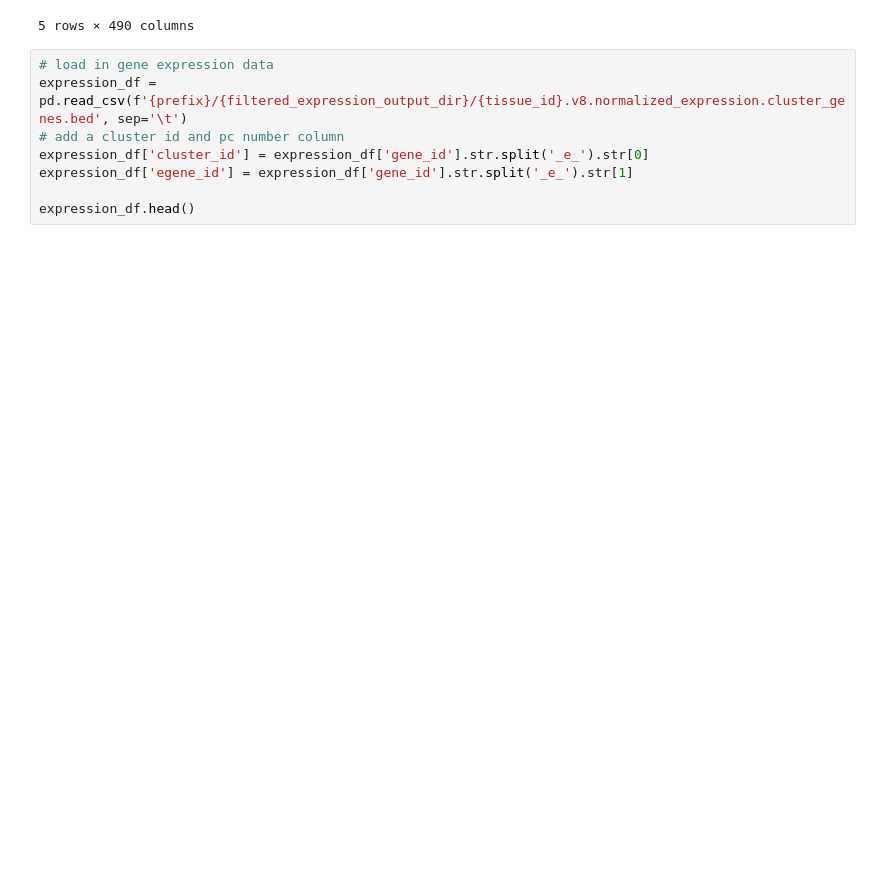
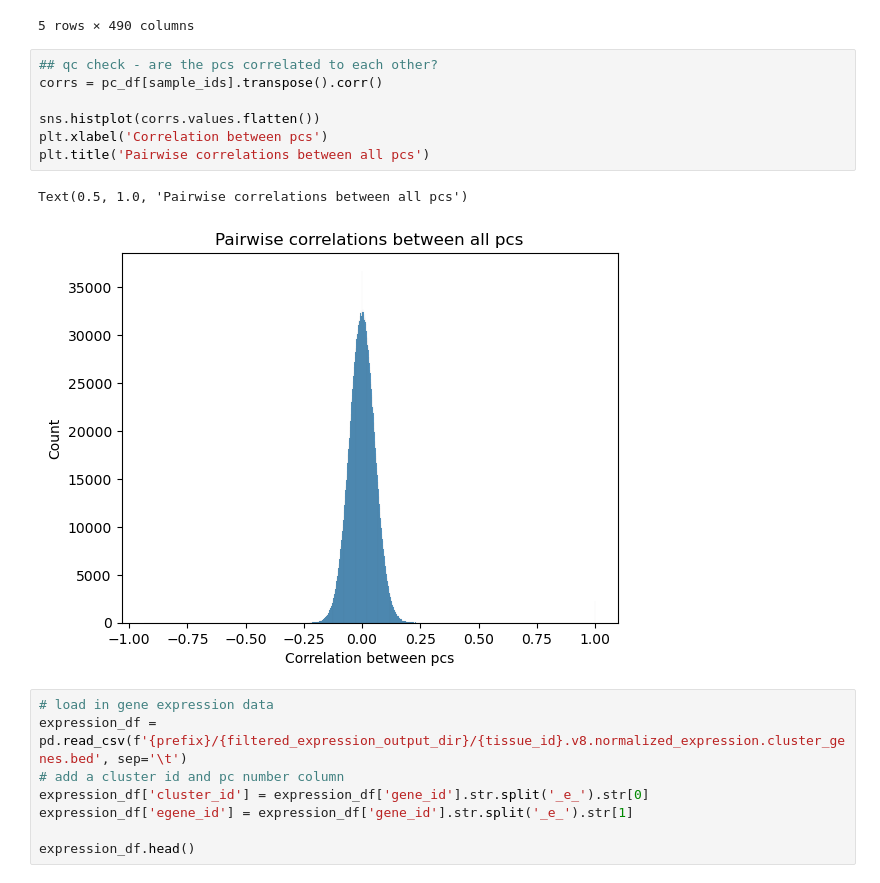
Before and after one commit to kal26/pcqtls, a Jupyter notebook: workflow/notebooks/pc_gene_variance.ipynb, the cells around one changed output. Cells and saved outputs as stored; diff of their text form; blank space fills up the shorter version.

```diff
--- a/workflow/notebooks/pc_gene_variance.ipynb
+++ b/workflow/notebooks/pc_gene_variance.ipynb
@@ -226,6 +257,16 @@ pc_df.head()
 | 3 | chr1 | 1659011 | 1692728 | ENSG00000189339.11_ENSG0000024833... | 0.004411 | 0.029045 | -0.037281 | -0.016904 | -0.030414 | ... |
 | 4 | chr1 | 1724323 | 1745992 | ENSG00000008128.22_ENSG0000021579... | 0.005625 | -0.028615 | -0.058112 | -0.015800 | 0.015038 | ... |
 5 rows × 490 columns
+# %%
+## qc check - are the pcs correlated to each other?
+corrs = pc_df[sample_ids].transpose().corr()
+
+sns.histplot(corrs.values.flatten())
+plt.xlabel('Correlation between pcs')
+plt.title('Pairwise correlations between all pcs')
+# %% [output]
+Text(0.5, 1.0, 'Pairwise correlations between all pcs')
+[figure, added]
 # %%
 # load in gene expression data
 expression_df = pd.read_csv(f'{prefix}/{filtered_expression_output_dir}/{tissue_id}.v8.normalized_expression.cluster_genes.bed', sep='\t')
```
Also changed, not shown: parts of 17 cells of this notebook, 6 other files.
